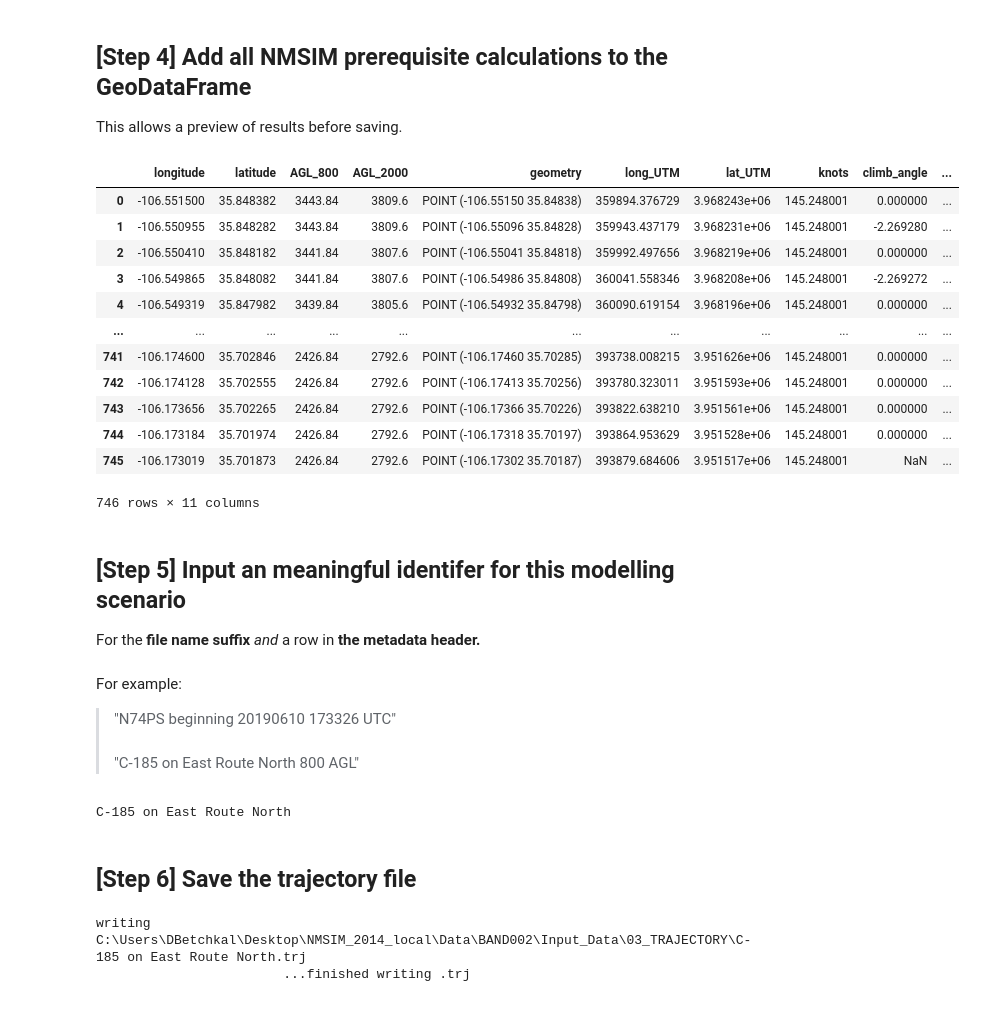
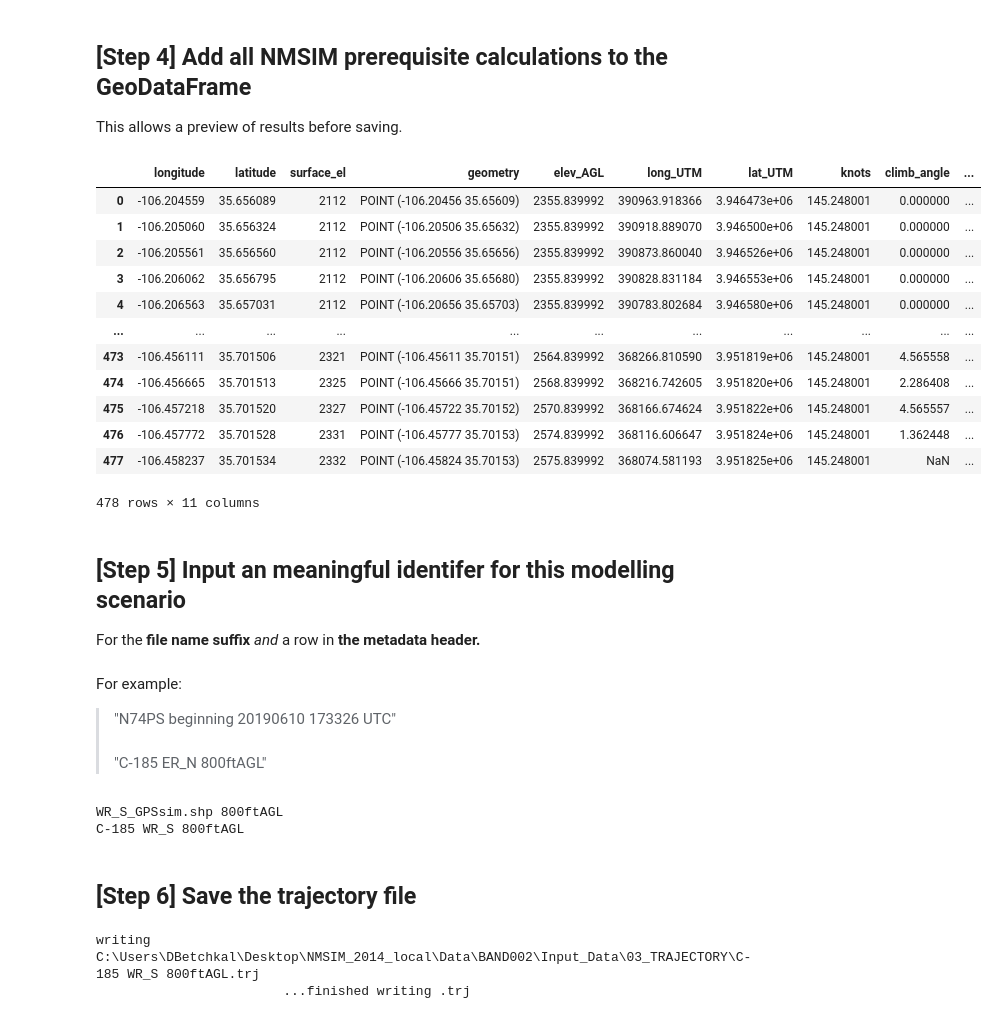
Before and after one commit to dbetchkal/NMSIM-Python, a Jupyter notebook: 2020 12 21 Convert ESRI shapefile (.shp) to NMSIM trajectory (.trj).ipynb, the cells around one changed output. Saved outputs shown, nothing was run; the diff lists cells and outputs as text; code cells hidden in the pictures.

```diff
--- a/2020 12 21 Convert ESRI shapefile (.shp) to NMSIM trajectory (.trj).ipynb
+++ b/2020 12 21 Convert ESRI shapefile (.shp) to NMSIM trajectory (.trj).ipynb
@@ -42,6 +42,7 @@ from PyQt5.QtWidgets import QFileDialog
 
 # other libraries
 import matplotlib.pyplot as plt
+from mpl_toolkits.axes_grid1 import make_axes_locatable
 import numpy as np
 import glob
 import os
@@ -54,7 +55,7 @@ def gui_fname(dir=None, guidance="Select data file..."):
 
     if dir is None: dir ='./'
     fname = QFileDialog.getOpenFileName(None, guidance,
-                dir, filter="All files (*);; SM Files (*.sm)")
+                dir, filter="Shape Files (*.shp)")
     return fname[0]
 
 def climb_angle(v):
@@ -104,7 +105,7 @@ project_dir = r"C:\Users\DBetchkal\Desktop\NMSIM_2014_local\Data\BAND002"
 # aircraft velocity ...THIS CELL WILL UNDOUBTEDLY BE CHANGED...
 velocity = 74.7222 # m/s  (for a C-185)
 
-# which column in the shapefile contains information about altitude MSL?
-altitude_col = "AGL_800"
+# what is the altitude of the flight in feet Above Ground Level?
+AGL = 800 # ft
 # %% [markdown]
 ## [Step 3] Read ESRI shapefile into a `GeoDataFrame`
@@ -114,11 +115,32 @@ altitude_col = "AGL_800"
 track_path = gui_fname(guidance="Select ESRI shapefile (.shp) of track...")
 
 # load the track, plot it for confirmation, and print the attribute table
-fig, ax = plt.subplots(1, 1, figsize=(7, 7))
+fig, ax = plt.subplots(1, 1, figsize=(8, 9))
 track = gpd.read_file(track_path)
+
+# add a series with the altitude AGL (but keep it in meters for computation's sake)
+track["elev_AGL"] = track["surface_el"] + (AGL/3.28084)
+
 # track = track.iloc[::-1] # to reverse track direction, uncomment
-track.plot(markersize=1, color="black", ax=ax)
-track.head(1).plot(markersize=30, color="red", ax=ax, zorder=5, label="track start")
+
+# plot the points colored by elevation (scaled relative to the current track)
+track.plot(column="elev_AGL", markersize=1,
+           ax=ax, label="GPS points", cmap="viridis",
+           legend=True,
+           legend_kwds={'label': "Altitude AGL (m)",
+                         'orientation': "horizontal"})
+
+# plot the start of the track as a large red point
+track.head(1).plot(markersize=35, color="red", ax=ax,
+                   zorder=5, label="track start")
+
+# the default aspect tends to stretch everything horizontally... adjust
+ax.set_aspect(1.7)
+
+# label the plot
+plt.title(track_path, loc="left", fontsize=11, y=1.04)
+plt.xlabel("longitude (°)", labelpad=15)
+plt.ylabel("latitude (°)", labelpad=15)
 plt.legend()
 plt.show()
 
@@ -163,58 +185,61 @@ track["lat_UTM"] = lat
 
 # convert the p(x, y, z) data into an array of vectors
 V = np.diff(np.array([[x, y, z] for x, y, z in zip(track['long_UTM'],
                                                    track['lat_UTM'],
-                                                   track[altitude_col])]), axis=0)
+                                                   track['elev_AGL'])]), axis=0)
 
 # headings using the x and y components of each vector; add np.nan to the end
 headings = np.degrees(np.arctan2(V.T[0], V.T[1]))
 headings = np.append(headings, np.nan)
 
 # a unit normal vector perpendicular to the xy plane
 n = np.array([0,0,1])
 
 # climb angle using the vector and the unit normal in the xy plane; add np.nan to the end
 climb_angles = np.array([climb_angle(v) for v in V])
 climb_angles = np.append(climb_angles, np.nan)
 
 # compute the time elapsed given cruising velocity of the aircraft in question; add np.nan to the end
 time_elapsed = np.cumsum(velocity/np.array([np.linalg.norm(v) for v in V]))
 time_elapsed = np.append(time_elapsed, np.nan)
 
 # convert airspeed to knots and write it to the geodataframe
 track["knots"] = np.full(track["longitude"].shape, 1.94384*velocity, dtype=None, order='C')
 
 # write the remaining data to the geodataframe
 track["climb_angle"] = climb_angles
 track["time_elapsed"] = time_elapsed
 track["heading"] = headings
 
 track
 # %% [output]
-|  | longitude | latitude | AGL_800 | AGL_2000 | geometry | long_UTM | lat_UTM | knots | climb_angle | ... |
-| 0 | -106.551500 | 35.848382 | 3443.84 | 3809.6 | POINT (-106.55150 35.84838) | 359894.376729 | 3.968243e+06 | 145.248001 | 0.000000 | ... |
-| 1 | -106.550955 | 35.848282 | 3443.84 | 3809.6 | POINT (-106.55096 35.84828) | 359943.437179 | 3.968231e+06 | 145.248001 | -2.269280 | ... |
-| 2 | -106.550410 | 35.848182 | 3441.84 | 3807.6 | POINT (-106.55041 35.84818) | 359992.497656 | 3.968219e+06 | 145.248001 | 0.000000 | ... |
-| 3 | -106.549865 | 35.848082 | 3441.84 | 3807.6 | POINT (-106.54986 35.84808) | 360041.558346 | 3.968208e+06 | 145.248001 | -2.269272 | ... |
-| 4 | -106.549319 | 35.847982 | 3439.84 | 3805.6 | POINT (-106.54932 35.84798) | 360090.619154 | 3.968196e+06 | 145.248001 | 0.000000 | ... |
+|  | longitude | latitude | surface_el | geometry | elev_AGL | long_UTM | lat_UTM | knots | climb_angle | ... |
+| 0 | -106.204559 | 35.656089 | 2112 | POINT (-106.20456 35.65609) | 2355.839992 | 390963.918366 | 3.946473e+06 | 145.248001 | 0.000000 | ... |
+| 1 | -106.205060 | 35.656324 | 2112 | POINT (-106.20506 35.65632) | 2355.839992 | 390918.889070 | 3.946500e+06 | 145.248001 | 0.000000 | ... |
+| 2 | -106.205561 | 35.656560 | 2112 | POINT (-106.20556 35.65656) | 2355.839992 | 390873.860040 | 3.946526e+06 | 145.248001 | 0.000000 | ... |
+| 3 | -106.206062 | 35.656795 | 2112 | POINT (-106.20606 35.65680) | 2355.839992 | 390828.831184 | 3.946553e+06 | 145.248001 | 0.000000 | ... |
+| 4 | -106.206563 | 35.657031 | 2112 | POINT (-106.20656 35.65703) | 2355.839992 | 390783.802684 | 3.946580e+06 | 145.248001 | 0.000000 | ... |
 | ... | ... | ... | ... | ... | ... | ... | ... | ... | ... | ... |
-| 741 | -106.174600 | 35.702846 | 2426.84 | 2792.6 | POINT (-106.17460 35.70285) | 393738.008215 | 3.951626e+06 | 145.248001 | 0.000000 | ... |
-| 742 | -106.174128 | 35.702555 | 2426.84 | 2792.6 | POINT (-106.17413 35.70256) | 393780.323011 | 3.951593e+06 | 145.248001 | 0.000000 | ... |
-| 743 | -106.173656 | 35.702265 | 2426.84 | 2792.6 | POINT (-106.17366 35.70226) | 393822.638210 | 3.951561e+06 | 145.248001 | 0.000000 | ... |
-| 744 | -106.173184 | 35.701974 | 2426.84 | 2792.6 | POINT (-106.17318 35.70197) | 393864.953629 | 3.951528e+06 | 145.248001 | 0.000000 | ... |
-| 745 | -106.173019 | 35.701873 | 2426.84 | 2792.6 | POINT (-106.17302 35.70187) | 393879.684606 | 3.951517e+06 | 145.248001 | NaN | ... |
+| 473 | -106.456111 | 35.701506 | 2321 | POINT (-106.45611 35.70151) | 2564.839992 | 368266.810590 | 3.951819e+06 | 145.248001 | 4.565558 | ... |
+| 474 | -106.456665 | 35.701513 | 2325 | POINT (-106.45666 35.70151) | 2568.839992 | 368216.742605 | 3.951820e+06 | 145.248001 | 2.286408 | ... |
+| 475 | -106.457218 | 35.701520 | 2327 | POINT (-106.45722 35.70152) | 2570.839992 | 368166.674624 | 3.951822e+06 | 145.248001 | 4.565557 | ... |
+| 476 | -106.457772 | 35.701528 | 2331 | POINT (-106.45777 35.70153) | 2574.839992 | 368116.606647 | 3.951824e+06 | 145.248001 | 1.362448 | ... |
+| 477 | -106.458237 | 35.701534 | 2332 | POINT (-106.45824 35.70153) | 2575.839992 | 368074.581193 | 3.951825e+06 | 145.248001 | NaN | ... |
-746 rows × 11 columns
+478 rows × 11 columns
 # %% [markdown]
 ## [Step 5] Input an meaningful identifer for this modelling scenario
 For the **file name suffix** *and* a row in **the metadata header.** <br><br>
 For example:
 
 >"N74PS beginning 20190610 173326 UTC" <br><br>
->"C-185 on East Route North 800 AGL" <br>
+>"C-185 ER_N 800ftAGL" <br>
-# %%
-id_string = input()
-# %% [output]
-C-185 on East Route North
+# %%
+print(os.path.basename(track_path), str(AGL)+"ftAGL")
+
+id_string = input()
+# %% [output]
+WR_S_GPSsim.shp 800ftAGL
+C-185 WR_S 800ftAGL
 # %% [markdown]
 ## [Step 6] Save the trajectory file
 # %%
@@ -244,13 +269,14 @@ with open(trj_path, 'w') as trajectory:
     trajectory.write("         time(s)        Xpos           Ypos           Zpos         heading        climbANG       Vel            power          rol\n")
 
     # now write the data section row by row
-    for ind, point in track.iterrows():
+    # (except for the last row - it's null due to the differencing)
+    for ind, point in track.iloc[:-1].iterrows():
 
         # write the line
         trajectory.write("{0:15.3f}".format(point["time_elapsed"]) + \
                          "{0:15.3f}".format(point["long_UTM"]) + \
                          "{0:15.3f}".format(point["lat_UTM"]) + \
-                         "{0:15.3f}".format(0.3048*point[altitude_col]) + \
+                         "{0:15.3f}".format(0.3048*point["elev_AGL"]) + \
                          "{0:15.3f}".format(point["heading"]) + \
                          "{0:15.3f}".format(point["climb_angle"]) + \
                          "{0:15.3f}".format(point["knots"]) + \
@@ -259,5 +285,5 @@ with open(trj_path, 'w') as trajectory:
 
     print("\t\t\t...finished writing .trj", "\n")
 # %% [output]
-writing C:\Users\DBetchkal\Desktop\NMSIM_2014_local\Data\BAND002\Input_Data\03_TRAJECTORY\C-185 on East Route North.trj
+writing C:\Users\DBetchkal\Desktop\NMSIM_2014_local\Data\BAND002\Input_Data\03_TRAJECTORY\C-185 WR_S 800ftAGL.trj
                         ...finished writing .trj
```
Also changed, not shown: parts of 4 cells of this notebook.
